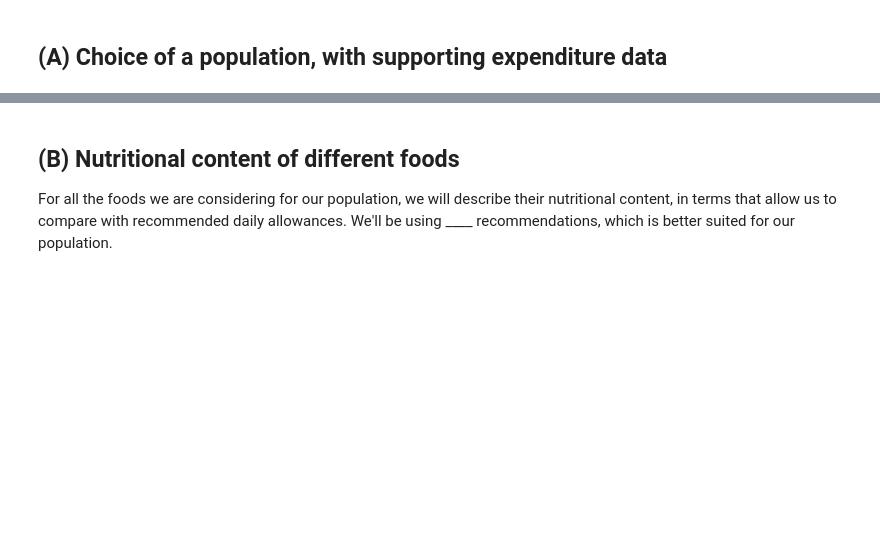
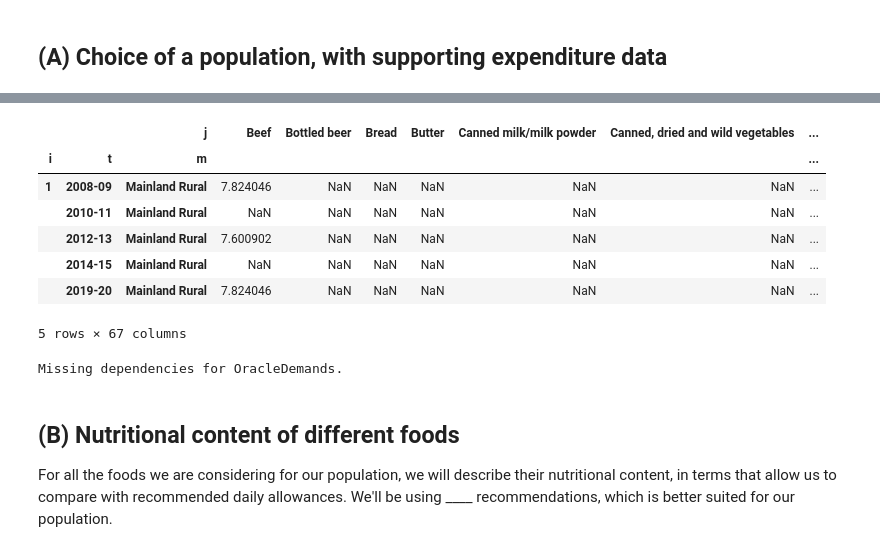
Before and after one commit to vkeroles/EEP153-SP23-Proj3, a Jupyter notebook: Team_E_food_demand.ipynb, the cells around one changed output, grey strips where cells are left out. Saved outputs shown, nothing was run; the diff lists cells and outputs as text; code cells hidden in the pictures; blank space fills up the shorter version.

```diff
--- a/Team_E_food_demand.ipynb
+++ b/Team_E_food_demand.ipynb
@@ -170,0 +39,27 @@ Key available for students@eep153.iam.gserviceaccount.com.
+# %%
+Tanzania_Nutrient_Data = '1yVLriVpo7KGUXvR3hq_n53XpXlD5NmLaH1oOMZyV0gQ'
+Tanzania_Consumption_Data = '1eRq1SbS5xTBkTzpjxLQLAKQ-j4o5UVp4mhHZSsn8K0M'
+Tanzania_Family_Data = '1POplhyd44h-Zt8jMhXa2FGAzS051TPoLa2xMlmvVLU0'
+#Tanzania_Family_Data = '1ktmWjhoOtayO96MN6SEjsd3zzocYcsbcnTK_IOo6gMk'
+# %%
+import pandas as pd
+import numpy as np
+from eep153_tools.sheets import read_sheets
+
+x = read_sheets(Tanzania_Family_Data,sheet='Expenditures')
+# x.columns.name = 'j'
+# x = x.astype({'Wheat flour': 'float64', 'Citrus fruits (oranges, lemon, tangarines, etc.)': 'float64'})
+
+# Change 'Uganda' to key of your own sheet in Sheets, above
+d = read_sheets(Tanzania_Family_Data,sheet="HH Characteristics")
+d.columns.name = 'k'
+
+# x may have duplicate columns
+# x = x.groupby('j').sum()
+x = x.pivot_table(values='value_purchase', index=['i','t','m'], columns='j', aggfunc='first').reset_index()
+x = x.replace(0,np.nan) # Replace zeros with missing
+
+# Take logs of expenditures; call this y
+y = np.log(x.set_index(['i','t','m']))
+
+d.set_index(['i','t','m'],inplace=True)
@@ -170,0 +79,17 @@ Key available for students@eep153.iam.gserviceaccount.com.
+# %%
+y.head()
+# %% [output]
+|  |  | j | Beef | Bottled beer | Bread | Butter | Canned milk/milk powder | Canned, dried and wild vegetables | ... |
+| i | t | m |  |  |  |  |  |  | ... |
+| 1 | 2008-09 | Mainland Rural | 7.824046 | NaN | NaN | NaN | NaN | NaN | ... |
+|  | 2010-11 | Mainland Rural | NaN | NaN | NaN | NaN | NaN | NaN | ... |
+|  | 2012-13 | Mainland Rural | 7.600902 | NaN | NaN | NaN | NaN | NaN | ... |
+|  | 2014-15 | Mainland Rural | NaN | NaN | NaN | NaN | NaN | NaN | ... |
+|  | 2019-20 | Mainland Rural | 7.824046 | NaN | NaN | NaN | NaN | NaN | ... |
+5 rows × 67 columns
+# %%
+from cfe.estimation import drop_columns_wo_covariance
+
+y = drop_columns_wo_covariance(y,min_obs=30)
+# %% [output]
+Missing dependencies for OracleDemands.
```
Also changed, not shown: parts of 22 cells of this notebook.
